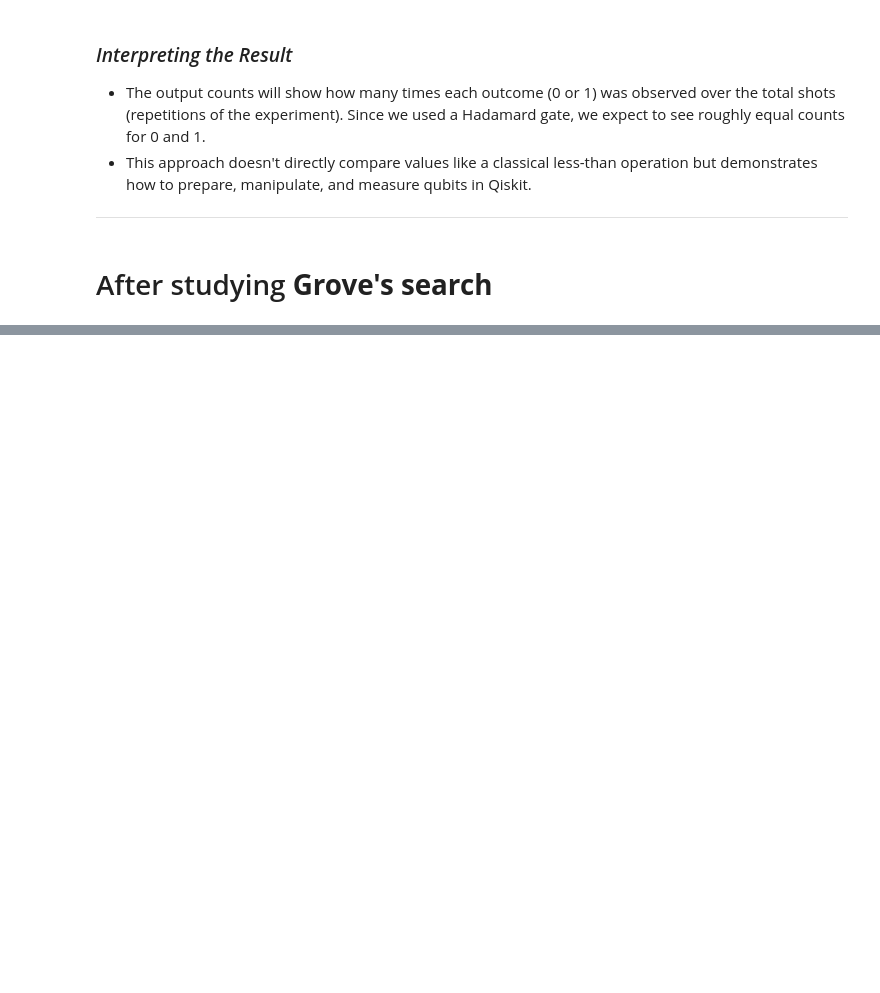
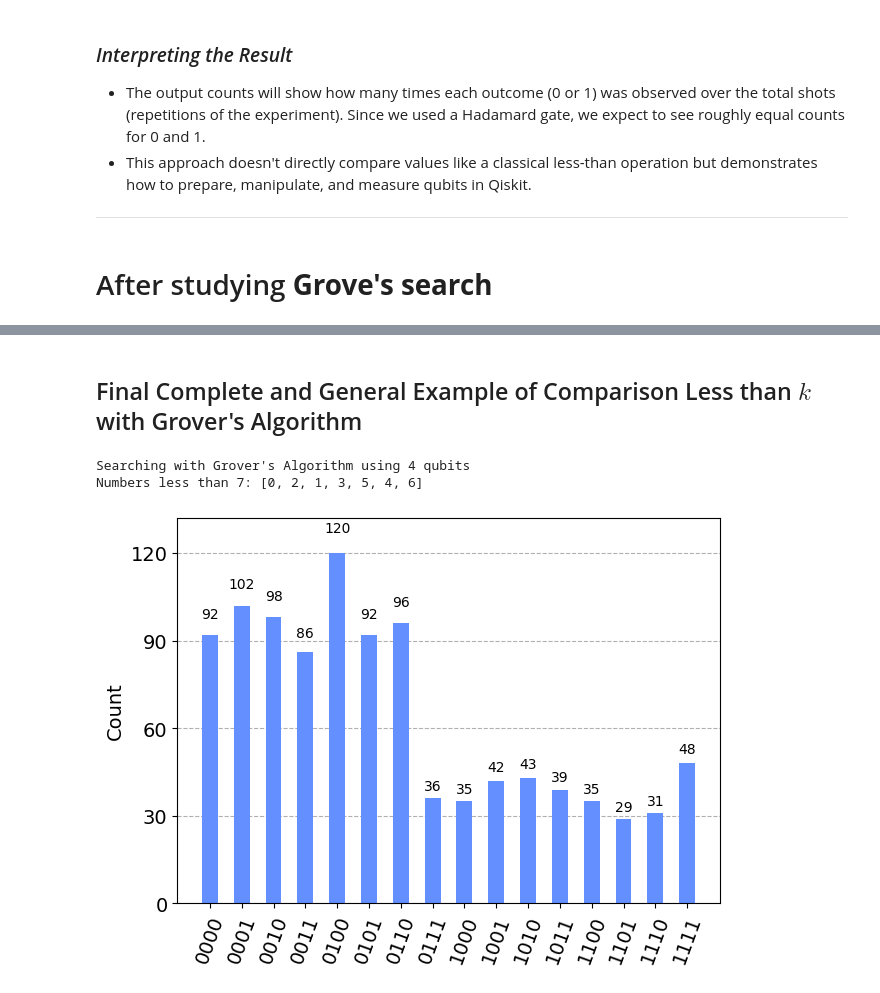
Before and after one commit to JosefinaCresta/QOSFMentorship-JosefinaCresta-Cohort9ScreeningTasks, a Jupyter notebook: notebooks/Task1.ipynb, the cells around one changed output, grey strips where cells are left out. Saved outputs shown, nothing was run; the diff lists cells and outputs as text; code cells hidden in the pictures; blank space fills up the shorter version.

```diff
--- a/notebooks/Task1.ipynb
+++ b/notebooks/Task1.ipynb
@@ -66,0 +257,2 @@ plot_histogram(counts)
+# %% [markdown]
+## Final Complete and General Example of Comparison Less than $k$ with Grover's Algorithm
@@ -66,0 +262,13 @@ plot_histogram(counts)
+# %%
+# Example usage
+found_numbers, histogram, num_qubits_used = less_than_k_qc(7, [4, 9, 11, 14, 1, 13, 6, 15])
+# %% [output]
+Searching with Grover's Algorithm using 4 qubits
+Numbers less than 7: [0, 2, 1, 3, 5, 4, 6]
+# %%
+import matplotlib.pyplot as plt
+from IPython.display import display
+histogram.savefig("histogram_k7.png")  # Save the histogram to a file
+display(histogram) # Show the histogram here
+# %% [output]
+[figure, added]
```
Also changed, not shown: parts of 37 cells of this notebook, 6 other files.
